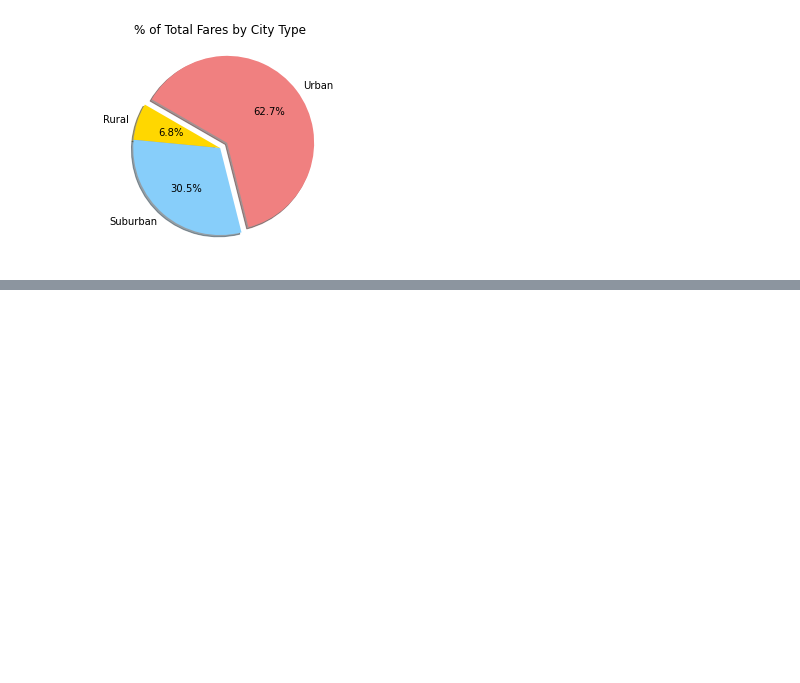
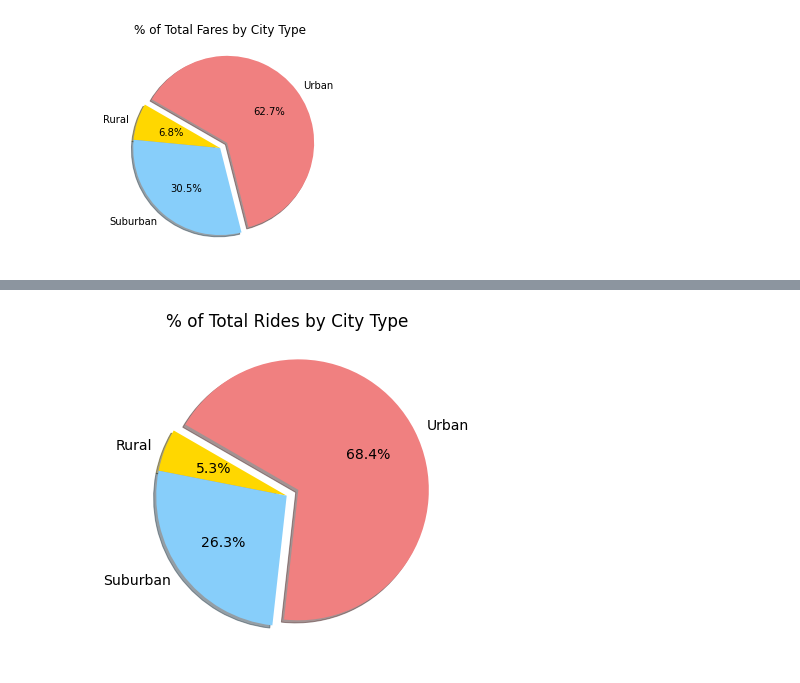
Before and after one commit to ariw237/PyBer_Analysis, a Jupyter notebook: PyBer.ipynb, the cells around one changed output, grey strips where cells are left out. Cells and saved outputs as stored; diff of their text form; code cells hidden in the pictures; blank space fills up the shorter version.

```diff
--- a/PyBer.ipynb
+++ b/PyBer.ipynb
@@ -879,0 +891,6 @@ plt.show()
+# %%
+#Lets create pie charts for the other data: %percent total rides by city type
+total_rides_by_city_type = pyber_data_df.groupby('type').count()['ride_id']
+print(total_rides_by_city_type)
+total_ride_type_percents = 100*pyber_data_df.groupby(["type"]).count()["fare"] / pyber_data_df["ride_id"].count()
+total_ride_type_percents
@@ -879,0 +908,18 @@ plt.show()
+# %%
+#Now we can build a pie chart just like before:
+plt.subplots(figsize=(10, 6))
+plt.pie(total_ride_type_percents,
+    labels=["Rural", "Suburban", "Urban"],
+    colors=["gold", "lightskyblue", "lightcoral"],
+    explode=[0, 0, 0.1],
+    autopct='%1.1f%%',
+    shadow=True, startangle=150)
+plt.title("% of Total Rides by City Type")
+# Change the default font size from 10 to 14.
+mpl.rcParams['font.size'] = 14  #This is the key change to change the fontsize!
+# Save Figure
+plt.savefig("analysis/Fig6.png")
+#Show Figure
+plt.show()
+# %% [output]
+[figure, added]
```
Also changed, not shown: parts of 3 cells of this notebook.
